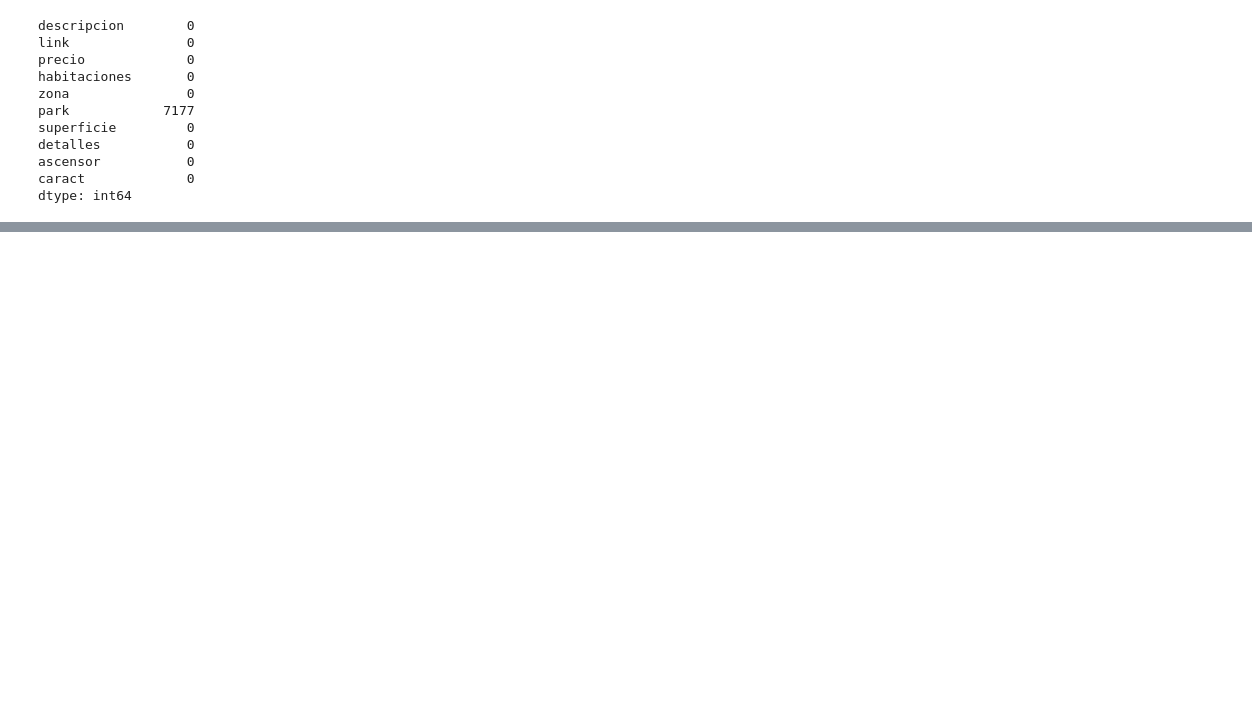
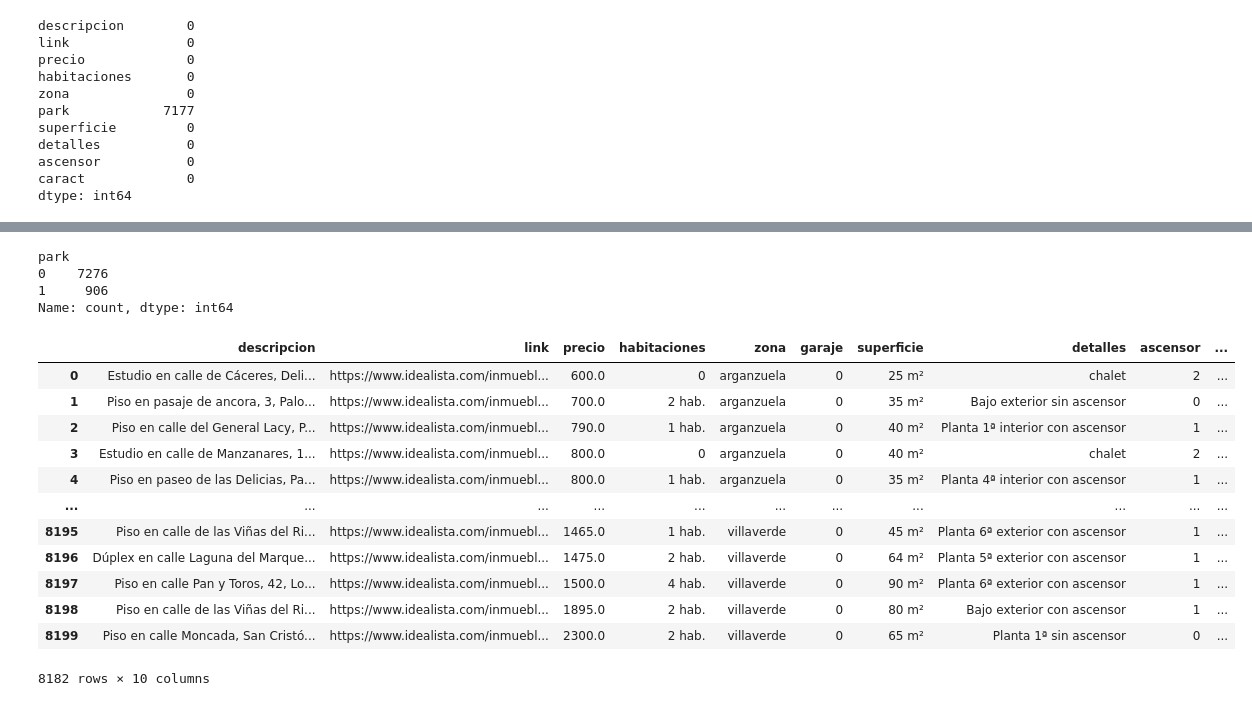
Before and after one commit to Gbau11/Analisis-de-la-vivienda-Idealista, a Jupyter notebook: jupyter/alquiler/limpieza_alquiler.ipynb, the cells around one changed output, grey strips where cells are left out. Drawn from its saved outputs; the diff is of its cells as text; code cells hidden in the pictures; blank space fills up the shorter version.

```diff
--- a/jupyter/alquiler/limpieza_alquiler.ipynb
+++ b/jupyter/alquiler/limpieza_alquiler.ipynb
@@ -519,0 +542,5 @@ dtype: int64
+# %%
+mask = alquiler['park'].str.contains('incluido', na=False, case=False)
+
+# Asigna '1' a esas filas en la columna 'park'
+alquiler.loc[mask, 'park'] = 1
@@ -519,0 +558,32 @@ dtype: int64
+# %%
+alquiler.park.fillna(0, inplace=True)
+# %%
+mask = alquiler['park'].str.contains('garaje', na=False, case=False)
+
+# Asigna '1' a esas filas en la columna 'park'
+alquiler.loc[mask, 'park'] = 0
+# %%
+alquiler.park.value_counts()
+# %% [output]
+park
+0    7276
+1     906
+Name: count, dtype: int64
+# %%
+alquiler.rename(columns={'park': 'garaje'}, inplace=True)
+# %%
+alquiler
+# %% [output]
+|  | descripcion | link | precio | habitaciones | zona | garaje | superficie | detalles | ascensor | ... |
+| 0 | Estudio en calle de Cáceres, Deli... | https://www.idealista.com/inmuebl... | 600.0 | 0 | arganzuela | 0 | 25 m² | chalet | 2 | ... |
+| 1 | Piso en pasaje de ancora, 3, Palo... | https://www.idealista.com/inmuebl... | 700.0 | 2 hab. | arganzuela | 0 | 35 m² | Bajo exterior sin ascensor | 0 | ... |
+| 2 | Piso en calle del General Lacy, P... | https://www.idealista.com/inmuebl... | 790.0 | 1 hab. | arganzuela | 0 | 40 m² | Planta 1ª interior con ascensor | 1 | ... |
+| 3 | Estudio en calle de Manzanares, 1... | https://www.idealista.com/inmuebl... | 800.0 | 0 | arganzuela | 0 | 40 m² | chalet | 2 | ... |
+| 4 | Piso en paseo de las Delicias, Pa... | https://www.idealista.com/inmuebl... | 800.0 | 1 hab. | arganzuela | 0 | 35 m² | Planta 4ª interior con ascensor | 1 | ... |
+| ... | ... | ... | ... | ... | ... | ... | ... | ... | ... | ... |
+| 8195 | Piso en calle de las Viñas del Ri... | https://www.idealista.com/inmuebl... | 1465.0 | 1 hab. | villaverde | 0 | 45 m² | Planta 6ª exterior con ascensor | 1 | ... |
+| 8196 | Dúplex en calle Laguna del Marque... | https://www.idealista.com/inmuebl... | 1475.0 | 2 hab. | villaverde | 0 | 64 m² | Planta 5ª exterior con ascensor | 1 | ... |
+| 8197 | Piso en calle Pan y Toros, 42, Lo... | https://www.idealista.com/inmuebl... | 1500.0 | 4 hab. | villaverde | 0 | 90 m² | Planta 6ª exterior con ascensor | 1 | ... |
+| 8198 | Piso en calle de las Viñas del Ri... | https://www.idealista.com/inmuebl... | 1895.0 | 2 hab. | villaverde | 0 | 80 m² | Bajo exterior con ascensor | 1 | ... |
+| 8199 | Piso en calle Moncada, San Cristó... | https://www.idealista.com/inmuebl... | 2300.0 | 2 hab. | villaverde | 0 | 65 m² | Planta 1ª sin ascensor | 0 | ... |
+8182 rows × 10 columns
```
Also changed, not shown: parts of 42 cells of this notebook, 1 other file.
